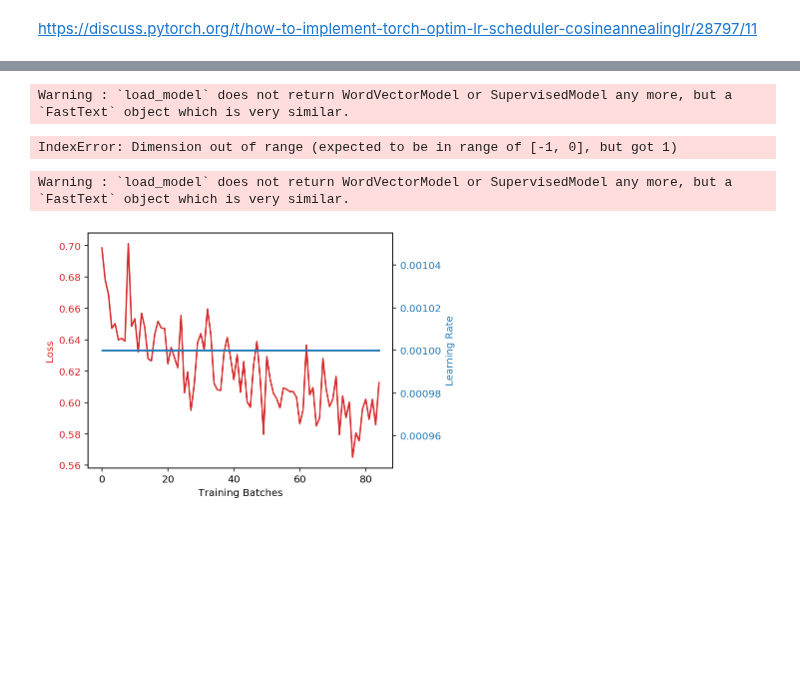
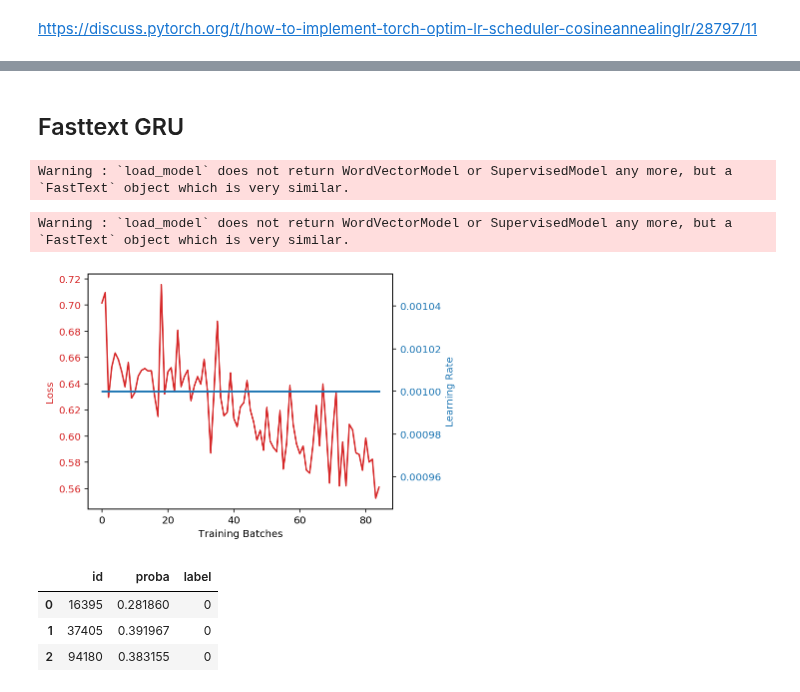
Before and after one commit to faizanahemad/facebook-hateful-memes, a Jupyter notebook: notebooks/FasttextPooled.ipynb, the cells around one changed output, grey strips where cells are left out. Saved outputs shown, nothing was run; the diff lists cells and outputs as text; code cells hidden in the pictures; blank space fills up the shorter version.

```diff
--- a/notebooks/FasttextPooled.ipynb
+++ b/notebooks/FasttextPooled.ipynb
@@ -54,6 +54,6 @@ preprocess = get_basic_image_transforms()
 # %%
 data = get_datasets(data_dir="../data/", train_text_transform=None, train_image_transform=preprocess,
                  test_text_transform=None, test_image_transform=preprocess,
-                 cache_images = True, use_images = True, dev=True)
+                 cache_images = True, use_images = True, dev=False)
 # %% [markdown]
 https://discuss.pytorch.org/t/how-to-implement-torch-optim-lr-scheduler-cosineannealinglr/28797/11
@@ -60,17 +79,28 @@ https://discuss.pytorch.org/t/how-to-implement-torch-optim-lr-scheduler-cosinean
+# %% [markdown]
+## Fasttext GRU
 # %%
-model_fn = model_builder(FasttextPooledModel, dict(in_dims=500, hidden_dims=1024, num_classes=2,fasttext_file="crawl-300d-2M-subword.bin"),
+model_fn = model_builder(FasttextBiGRUModel, dict(gru_layers=2, gru_dropout=0.0, hidden_dims=256, num_classes=2,fasttext_file="crawl-300d-2M-subword.bin", gaussian_noise=0.1),
                          optimiser_class=torch.optim.Adam, optimiser_params=dict(lr=0.001, weight_decay=1e-5))
 # %%
 n_tests = 5
-batch_size=128
+batch_size=512
 epochs = 5
-train_validate_ntimes(model_fn, data, n_tests, batch_size, epochs)
+gru_mean, gru_std = train_validate_ntimes(model_fn, data, n_tests, batch_size, epochs)
 # %% [output]
 Warning : `load_model` does not return WordVectorModel or SupervisedModel any more, but a `FastText` object which is very similar.
-IndexError: Dimension out of range (expected to be in range of [-1, 0], but got 1)
+# %%
+n_tests = 5
+batch_size=512
+epochs = 10
+gru_mean_10, gru_std_10 = train_validate_ntimes(model_fn, data, n_tests, batch_size, epochs)
 # %%
 submission = train_and_predict(model_fn, data, batch_size, epochs)
 submission.to_csv("submission.csv",index=False)
+submission.head(3)
 # %% [output]
 Warning : `load_model` does not return WordVectorModel or SupervisedModel any more, but a `FastText` object which is very similar.
-[figure, old version]
+[figure, new version]
+|  | id | proba | label |
+| 0 | 16395 | 0.281860 | 0 |
+| 1 | 37405 | 0.391967 | 0 |
+| 2 | 94180 | 0.383155 | 0 |
```
Also changed, not shown: parts of 7 cells of this notebook, 1 other file.
